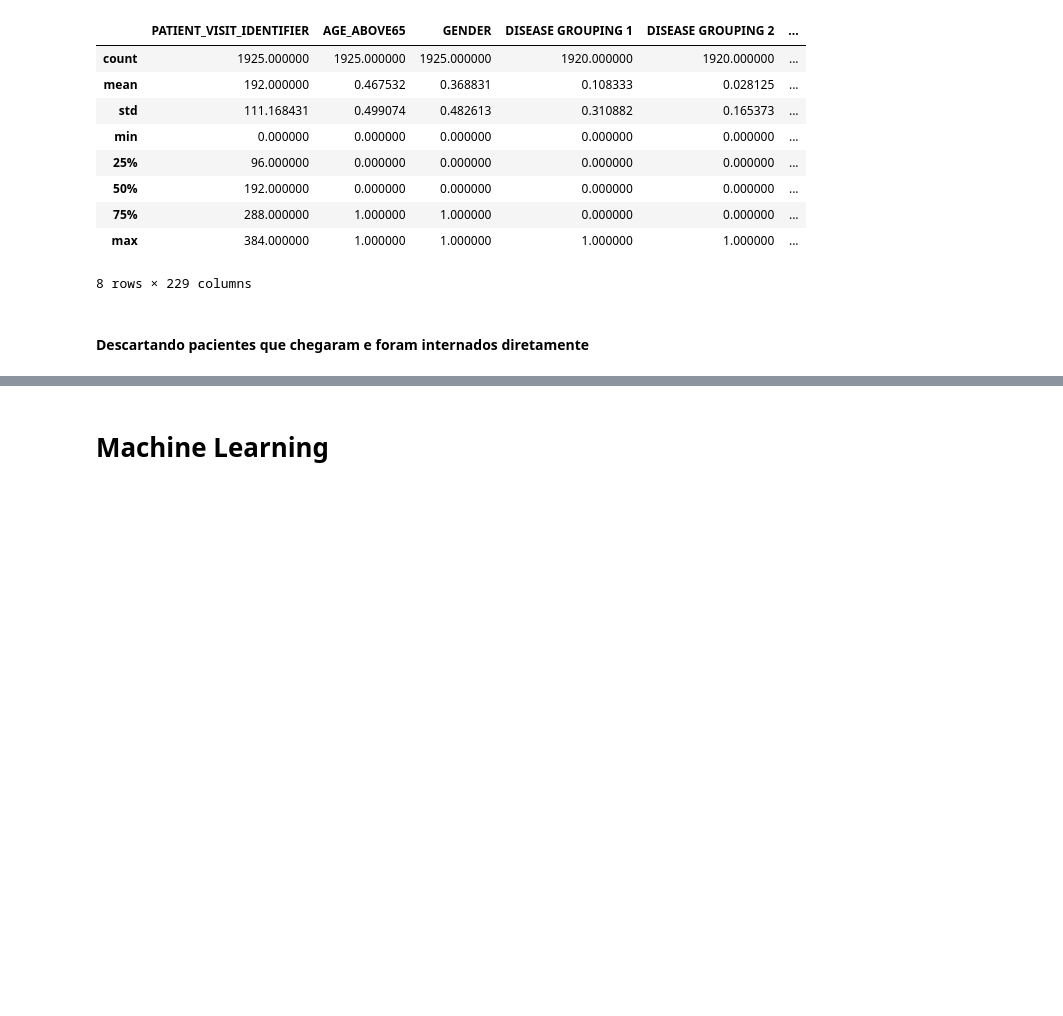
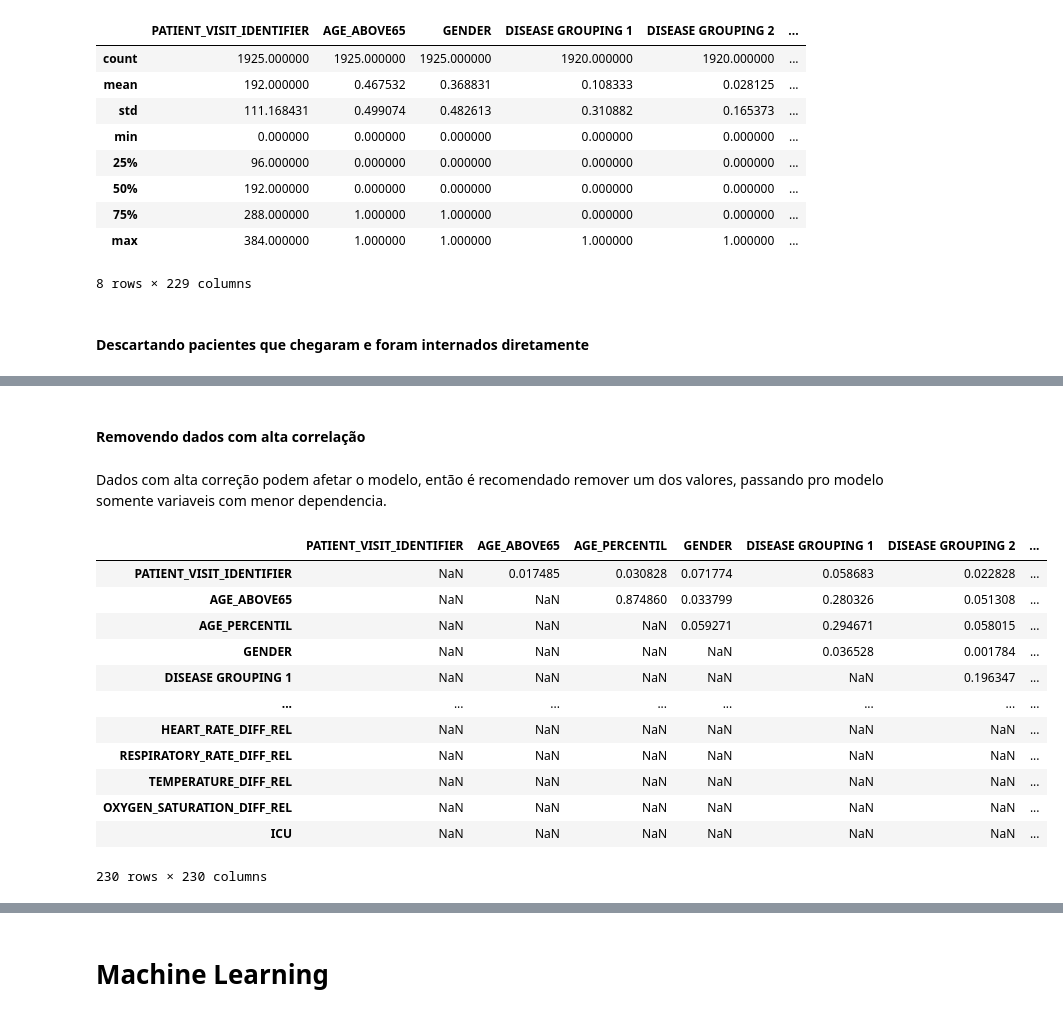
Before and after one commit to Igor-Arantes/Previsao-Internacao-Covid, a Jupyter notebook: Previsão_Internação_COVID.ipynb, the cells around one changed output, grey strips where cells are left out. Saved outputs shown, nothing was run; the diff lists cells and outputs as text; code cells hidden in the pictures; blank space fills up the shorter version.

```diff
--- a/Previsão_Internação_COVID.ipynb
+++ b/Previsão_Internação_COVID.ipynb
@@ -149,0 +238,22 @@ treated_data[treated_data['AGE_PERCENTIL'] == '60th'].sample(20)
+# %% [markdown]
+#### Removendo dados com alta correlação
+# %% [markdown]
+Dados com alta correção podem afetar o modelo, então é recomendado remover um dos valores, passando pro modelo somente variaveis com menor dependencia.
+# %%
+#Verificando as correlações absolutas
+absolute_correlation_table = clean_data.corr().where(np.triu(np.ones_like(clean_data.corr()),k=1).astype(np.bool)).abs()
+absolute_correlation_table
+# %% [output]
+|  | PATIENT_VISIT_IDENTIFIER | AGE_ABOVE65 | AGE_PERCENTIL | GENDER | DISEASE GROUPING 1 | DISEASE GROUPING 2 | ... |
+| PATIENT_VISIT_IDENTIFIER | NaN | 0.017485 | 0.030828 | 0.071774 | 0.058683 | 0.022828 | ... |
+| AGE_ABOVE65 | NaN | NaN | 0.874860 | 0.033799 | 0.280326 | 0.051308 | ... |
+| AGE_PERCENTIL | NaN | NaN | NaN | 0.059271 | 0.294671 | 0.058015 | ... |
+| GENDER | NaN | NaN | NaN | NaN | 0.036528 | 0.001784 | ... |
+| DISEASE GROUPING 1 | NaN | NaN | NaN | NaN | NaN | 0.196347 | ... |
+| ... | ... | ... | ... | ... | ... | ... | ... |
+| HEART_RATE_DIFF_REL | NaN | NaN | NaN | NaN | NaN | NaN | ... |
+| RESPIRATORY_RATE_DIFF_REL | NaN | NaN | NaN | NaN | NaN | NaN | ... |
+| TEMPERATURE_DIFF_REL | NaN | NaN | NaN | NaN | NaN | NaN | ... |
+| OXYGEN_SATURATION_DIFF_REL | NaN | NaN | NaN | NaN | NaN | NaN | ... |
+| ICU | NaN | NaN | NaN | NaN | NaN | NaN | ... |
+230 rows × 230 columns
```
Also changed, not shown: parts of 21 cells of this notebook.
